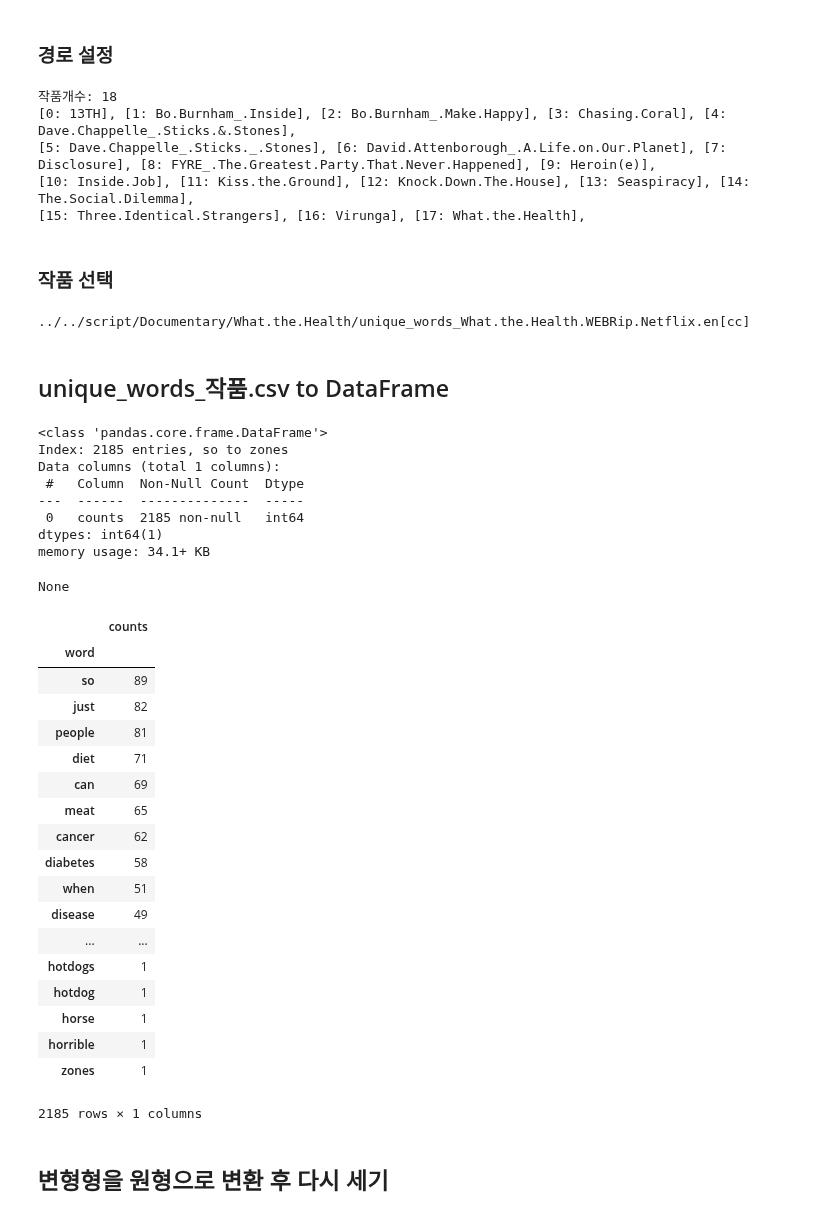
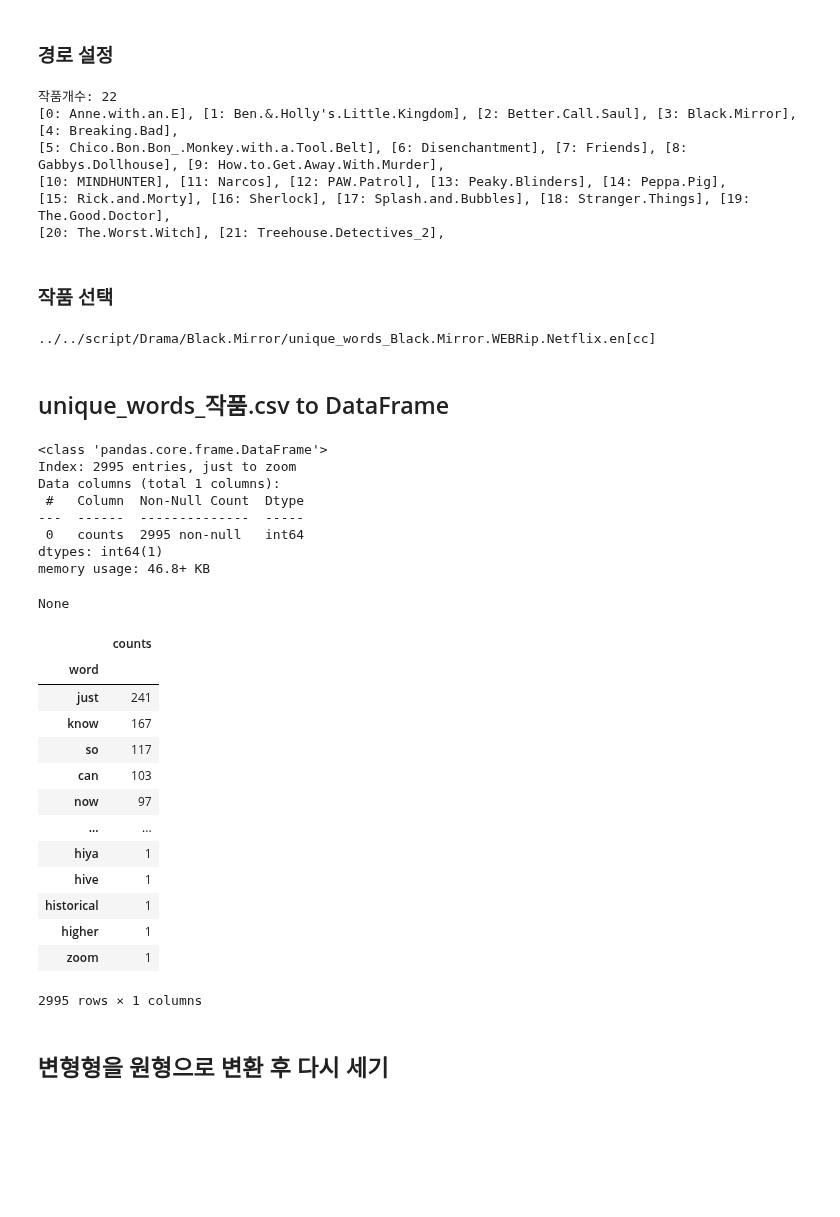
Before and after one commit to yuliepie/netflixschool, a Jupyter notebook: data_preprocessing/ipynb/all_scripts/00_word_level_counts.ipynb, the cells around one changed output. Cells and saved outputs as stored; diff of their text form; code cells hidden in the pictures; blank space fills up the shorter version.

```diff
--- a/data_preprocessing/ipynb/all_scripts/00_word_level_counts.ipynb
+++ b/data_preprocessing/ipynb/all_scripts/00_word_level_counts.ipynb
@@ -47,13 +43,15 @@ df_result
 | Virunga | 1580 | 243 | 158 | 49 | 11 | 16 |
 | What.the.Health | 5126 | 824 | 870 | 124 | 107 | 93 |
 | Zodiac | 5421 | 529 | 421 | 137 | 49 | 64 |
+# %%
+pd.set_option('display.max_rows', 30)
 # %% [markdown]
 ## 자막(단어) 파일 불러오기
 # %% [markdown]
 ### 경로 설정
 # %%
 # 다큐멘터리(0), 드라마(1), 영화(2) 선택
-category = 0
+category = 1
 if category == 0:
     script_path_cat = script_path + '/Documentary'
 elif category == 1:
@@ -77,55 +75,53 @@ for index, title in enumerate(file_list):
     if count%5 == 0:
         print()
 # %% [output]
-작품개수: 18
-[0: 13TH], [1: Bo.Burnham_.Inside], [2: Bo.Burnham_.Make.Happy], [3: Chasing.Coral], [4: Dave.Chappelle_.Sticks.&.Stones],
-[5: Dave.Chappelle_.Sticks._.Stones], [6: David.Attenborough_.A.Life.on.Our.Planet], [7: Disclosure], [8: FYRE_.The.Greatest.Party.That.Never.Happened], [9: Heroin(e)],
-[10: Inside.Job], [11: Kiss.the.Ground], [12: Knock.Down.The.House], [13: Seaspiracy], [14: The.Social.Dilemma],
-[15: Three.Identical.Strangers], [16: Virunga], [17: What.the.Health],
+작품개수: 22
+[0: Anne.with.an.E], [1: Ben.&.Holly's.Little.Kingdom], [2: Better.Call.Saul], [3: Black.Mirror], [4: Breaking.Bad],
+[5: Chico.Bon.Bon_.Monkey.with.a.Tool.Belt], [6: Disenchantment], [7: Friends], [8: Gabbys.Dollhouse], [9: How.to.Get.Away.With.Murder],
+[10: MINDHUNTER], [11: Narcos], [12: PAW.Patrol], [13: Peaky.Blinders], [14: Peppa.Pig],
+[15: Rick.and.Morty], [16: Sherlock], [17: Splash.and.Bubbles], [18: Stranger.Things], [19: The.Good.Doctor],
+[20: The.Worst.Witch], [21: Treehouse.Detectives_2],
 # %% [markdown]
 ### 작품 선택
 # %%
 # 바로 위 코드에서 file_list를 참고하여 작품 선택
-title = file_list[17]
+title = file_list[3]
 # if (df_result.index == title).any(): print(f'{title} is already exists')
 file_name = 'unique_words_' + title + '.WEBRip.Netflix.en[cc]'
 print(f'{script_path_cat}/{title}/{file_name}')
 # %% [output]
-../../script/Documentary/What.the.Health/unique_words_What.the.Health.WEBRip.Netflix.en[cc]
+../../script/Drama/Black.Mirror/unique_words_Black.Mirror.WEBRip.Netflix.en[cc]
 # %% [markdown]
 ## unique_words_작품.csv to DataFrame
 # %%
+pd.set_option('display.max_rows', 30)
+
 counts_df = pd.read_csv(f'{script_path_cat}/{title}/{file_name}.csv', index_col='word')
 display(counts_df.info(), counts_df)
 # %% [output]
 <class 'pandas.core.frame.DataFrame'>
-Index: 2185 entries, so to zones
+Index: 2995 entries, just to zoom
 Data columns (total 1 columns):
  #   Column  Non-Null Count  Dtype
 ---  ------  --------------  -----
- 0   counts  2185 non-null   int64
+ 0   counts  2995 non-null   int64
 dtypes: int64(1)
-memory usage: 34.1+ KB
+memory usage: 46.8+ KB
 None
 |  | counts |
 | word |  |
-| so | 89 |
-| just | 82 |
-| people | 81 |
-| diet | 71 |
-| can | 69 |
-| meat | 65 |
-| cancer | 62 |
-| diabetes | 58 |
-| when | 51 |
-| disease | 49 |
+| just | 241 |
+| know | 167 |
+| so | 117 |
+| can | 103 |
+| now | 97 |
 | ... | ... |
-| hotdogs | 1 |
-| hotdog | 1 |
-| horse | 1 |
-| horrible | 1 |
-| zones | 1 |
+| hiya | 1 |
+| hive | 1 |
+| historical | 1 |
+| higher | 1 |
+| zoom | 1 |
-2185 rows × 1 columns
+2995 rows × 1 columns
 # %% [markdown]
 ## 변형형을 원형으로 변환 후 다시 세기
 # %%
```
Also changed, not shown: parts of 18 cells of this notebook, 1 other file.
